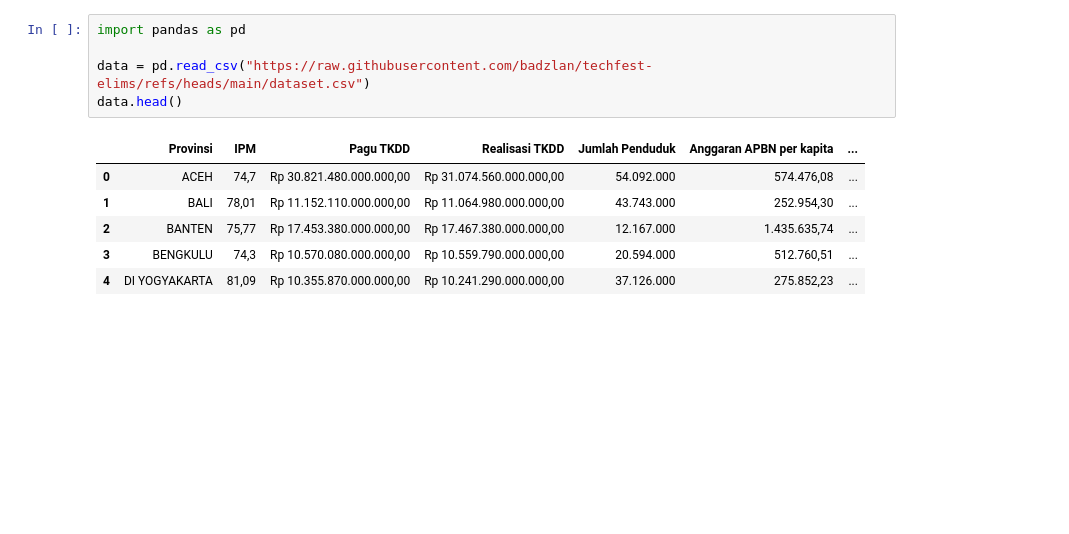
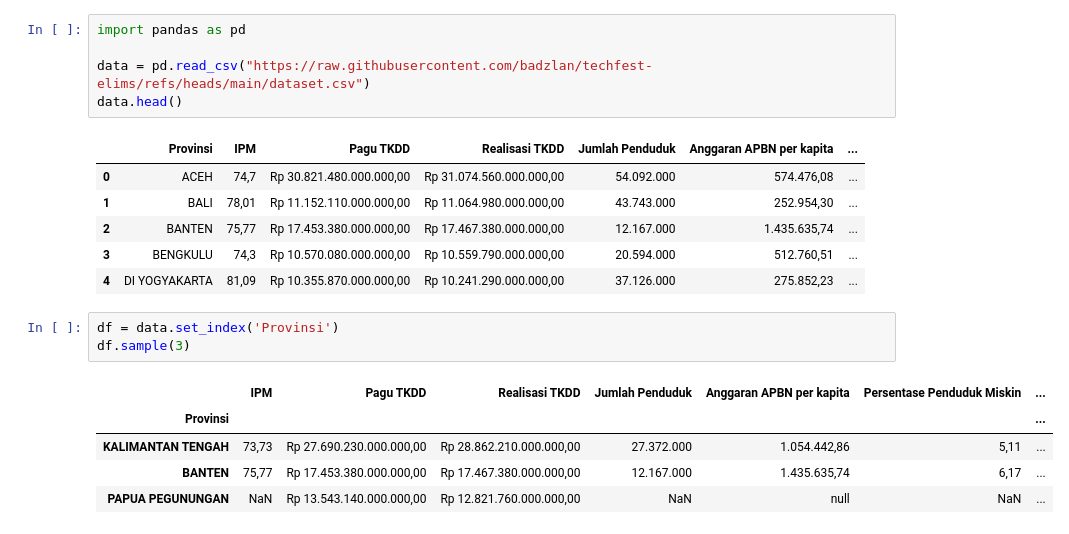
Before and after one commit to badzlan/techfest-elims, a Jupyter notebook: EDA_tipiel_IPB.ipynb, the cells around one changed output. Drawn from its saved outputs; the diff is of its cells as text; blank space fills up the shorter version.

Commit message:
Mengubah index data jadi kolom Provinsi

```diff
--- a/EDA_tipiel_IPB.ipynb
+++ b/EDA_tipiel_IPB.ipynb
@@ -12,3 +12,12 @@ data.head()
 | 2 | BANTEN | 75,77 | Rp 17.453.380.000.000,00 | Rp 17.467.380.000.000,00 | 12.167.000 | 1.435.635,74 | ... |
 | 3 | BENGKULU | 74,3 | Rp 10.570.080.000.000,00 | Rp 10.559.790.000.000,00 | 20.594.000 | 512.760,51 | ... |
 | 4 | DI YOGYAKARTA | 81,09 | Rp 10.355.870.000.000,00 | Rp 10.241.290.000.000,00 | 37.126.000 | 275.852,23 | ... |
+# %%
+df = data.set_index('Provinsi')
+df.sample(3)
+# %% [output]
+|  | IPM | Pagu TKDD | Realisasi TKDD | Jumlah Penduduk | Anggaran APBN per kapita | Persentase Penduduk Miskin | ... |
+| Provinsi |  |  |  |  |  |  | ... |
+| KALIMANTAN TENGAH | 73,73 | Rp 27.690.230.000.000,00 | Rp 28.862.210.000.000,00 | 27.372.000 | 1.054.442,86 | 5,11 | ... |
+| BANTEN | 75,77 | Rp 17.453.380.000.000,00 | Rp 17.467.380.000.000,00 | 12.167.000 | 1.435.635,74 | 6,17 | ... |
+| PAPUA PEGUNUNGAN | NaN | Rp 13.543.140.000.000,00 | Rp 12.821.760.000.000,00 | NaN | null | NaN | ... |
```
